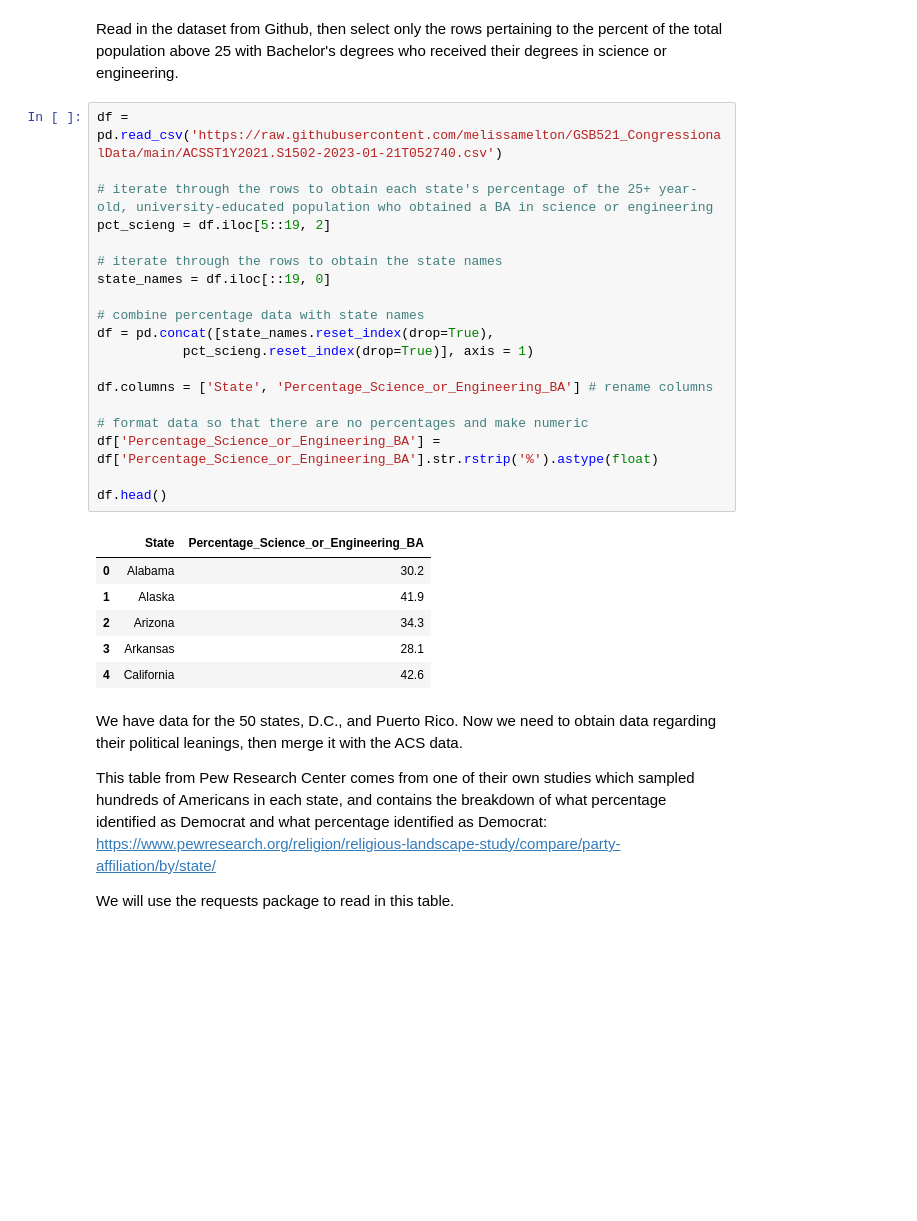
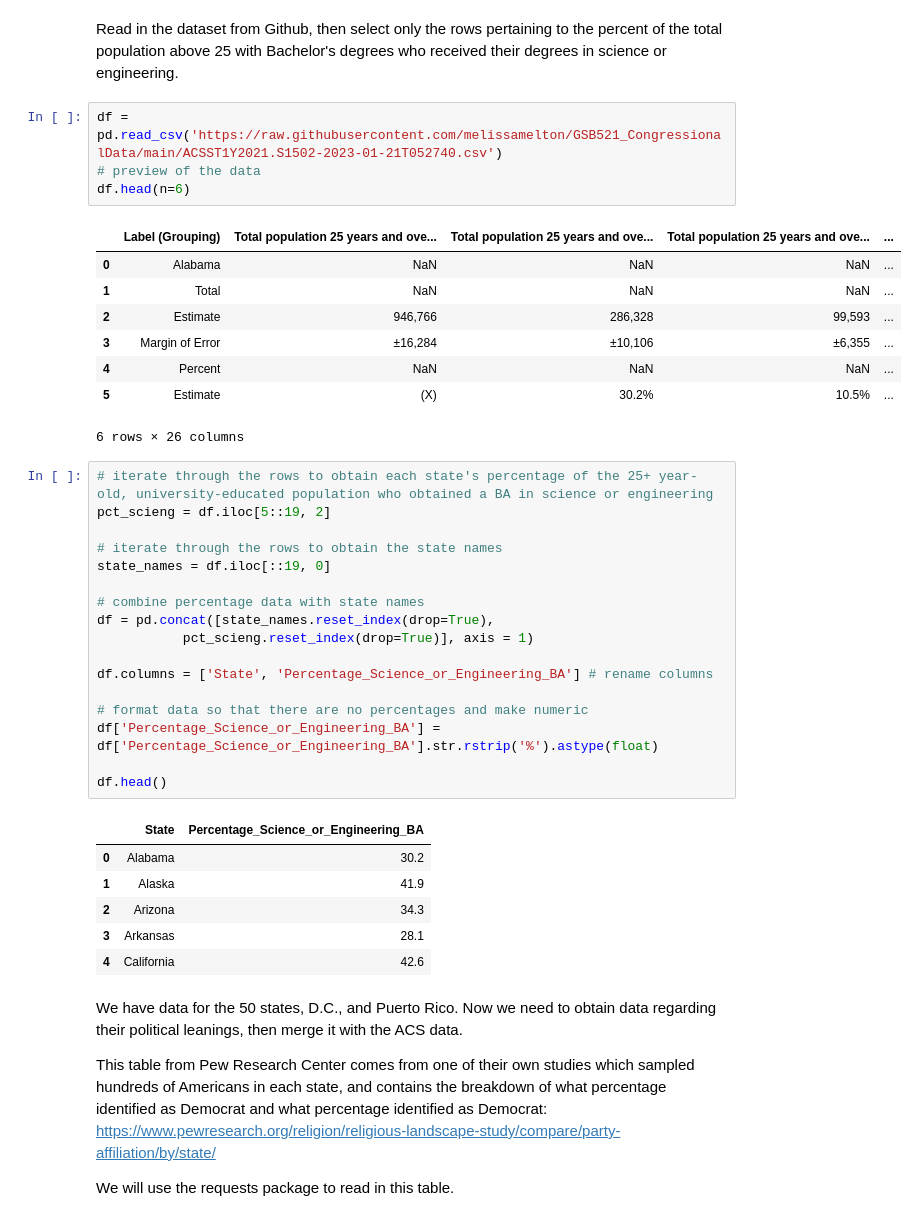
Before and after one commit to melissamelton/GSB521_CloudServices, a Jupyter notebook: Engineering_and_Science_Education_Among_States.ipynb, the cells around one changed output. Saved outputs shown, nothing was run; the diff lists cells and outputs as text; blank space fills up the shorter version.

```diff
--- a/Engineering_and_Science_Education_Among_States.ipynb
+++ b/Engineering_and_Science_Education_Among_States.ipynb
@@ -18,9 +18,20 @@ import requests
 import seaborn as sns
 # %% [markdown]
 Read in the dataset from Github, then select only the rows pertaining to the percent of the total population above 25 with Bachelor's degrees who received their degrees in science or engineering.
+# %%
+df = pd.read_csv('https://raw.githubusercontent.com/melissamelton/GSB521_CongressionalData/main/ACSST1Y2021.S1502-2023-01-21T052740.csv')
+# preview of the data
+df.head(n=6)
+# %% [output]
+|  | Label (Grouping) | Total population 25 years and ove... | Total population 25 years and ove... | Total population 25 years and ove... | ... |
+| 0 | Alabama | NaN | NaN | NaN | ... |
+| 1 | Total | NaN | NaN | NaN | ... |
+| 2 | Estimate | 946,766 | 286,328 | 99,593 | ... |
+| 3 | Margin of Error | ±16,284 | ±10,106 | ±6,355 | ... |
+| 4 | Percent | NaN | NaN | NaN | ... |
+| 5 | Estimate | (X) | 30.2% | 10.5% | ... |
+6 rows × 26 columns
 # %%
-df = pd.read_csv('https://raw.githubusercontent.com/melissamelton/GSB521_CongressionalData/main/ACSST1Y2021.S1502-2023-01-21T052740.csv')
-
 # iterate through the rows to obtain each state's percentage of the 25+ year-old, university-educated population who obtained a BA in science or engineering
 pct_scieng = df.iloc[5::19, 2]
 
```
